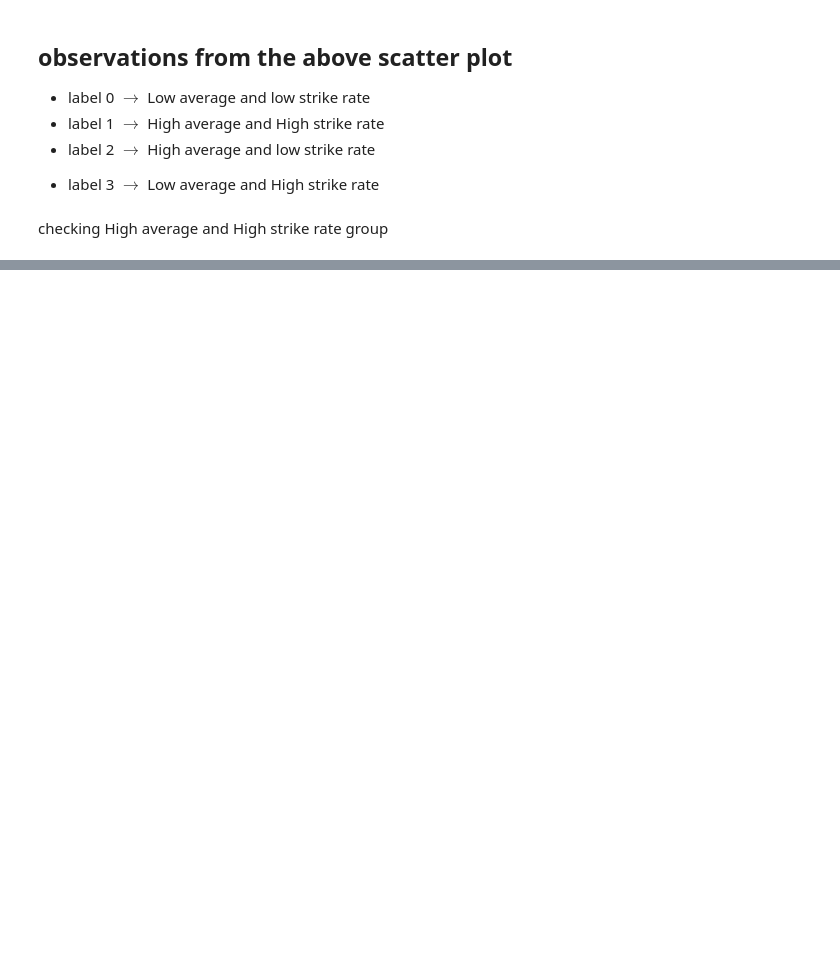
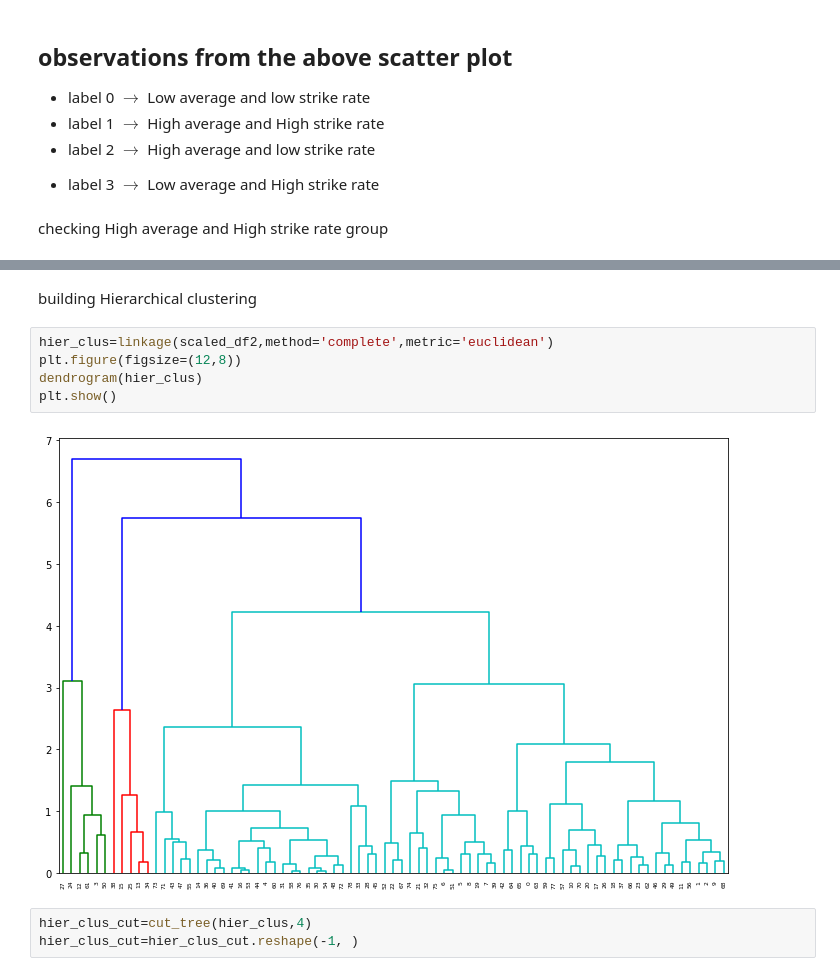
Before and after one commit to venkatesh-eranti/clustering_cricket, a Jupyter notebook: clustering_cricket.ipynb, the cells around one changed output, grey strips where cells are left out. Cells and saved outputs as stored; diff of their text form; blank space fills up the shorter version.

```diff
--- a/clustering_cricket.ipynb
+++ b/clustering_cricket.ipynb
@@ -271 +279,13 @@ df1['Player'][df1['labels']==1]
 Name: Player, dtype: object
+# %% [markdown]
+building Hierarchical clustering
+# %%
+hier_clus=linkage(scaled_df2,method='complete',metric='euclidean')
+plt.figure(figsize=(12,8))
+dendrogram(hier_clus)
+plt.show()
+# %% [output]
+[figure, added]
+# %%
+hier_clus_cut=cut_tree(hier_clus,4)
+hier_clus_cut=hier_clus_cut.reshape(-1, )
```
Also changed, not shown: parts of 7 cells of this notebook.
